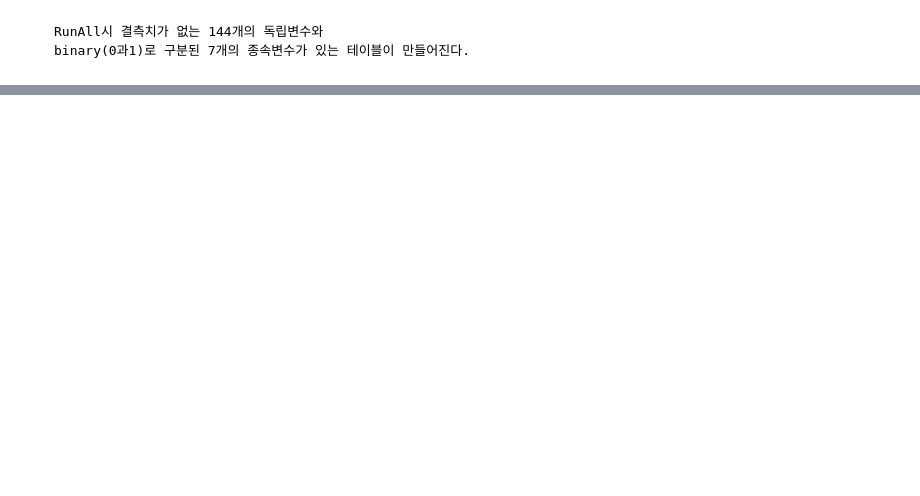
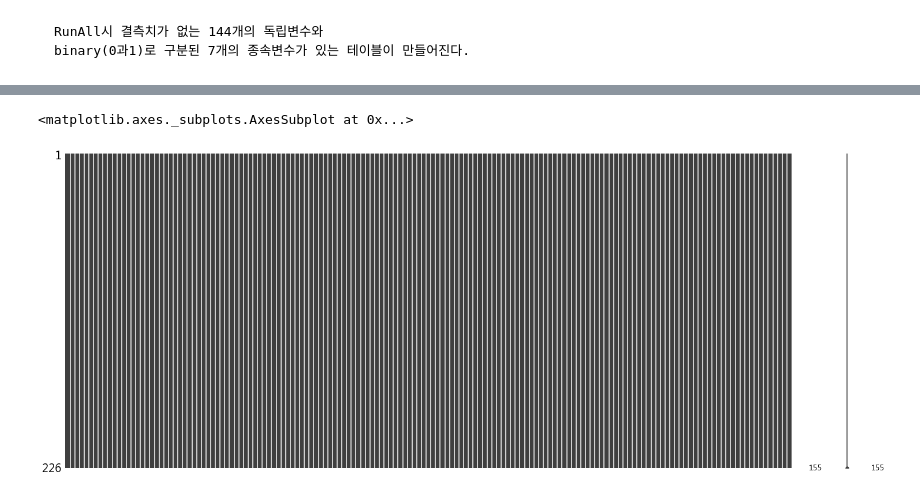
Before and after one commit to gloryle/ARTISTS, a Jupyter notebook: #1115_종속변수등급이진분류_시군구.ipynb, the cells around one changed output, grey strips where cells are left out. Cells and saved outputs as stored; diff of their text form; code cells hidden in the pictures; blank space fills up the shorter version.

```diff
--- a/#1115_종속변수등급이진분류_시군구.ipynb
+++ b/#1115_종속변수등급이진분류_시군구.ipynb
@@ -29,0 +39,5 @@ sigungu.to_csv(path+'sigungu_imp_10.csv',encoding='cp949',index=False)
+# %%
+msno.matrix(sigungu)
+# %% [output]
+<matplotlib.axes._subplots.AxesSubplot at 0x...>
+[figure, added]
```
Also changed, not shown: parts of 1 cell of this notebook, 4 other files.
